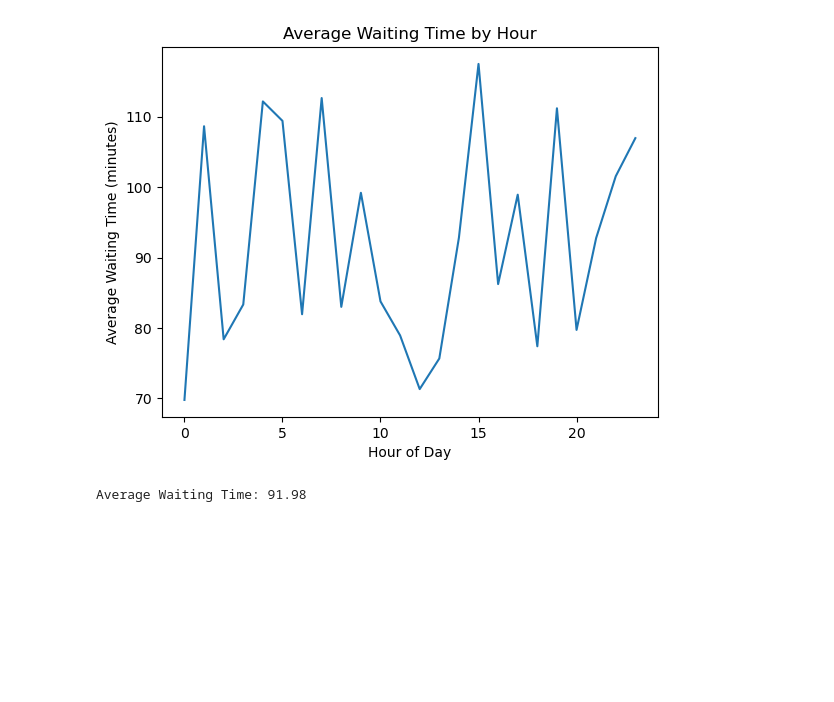
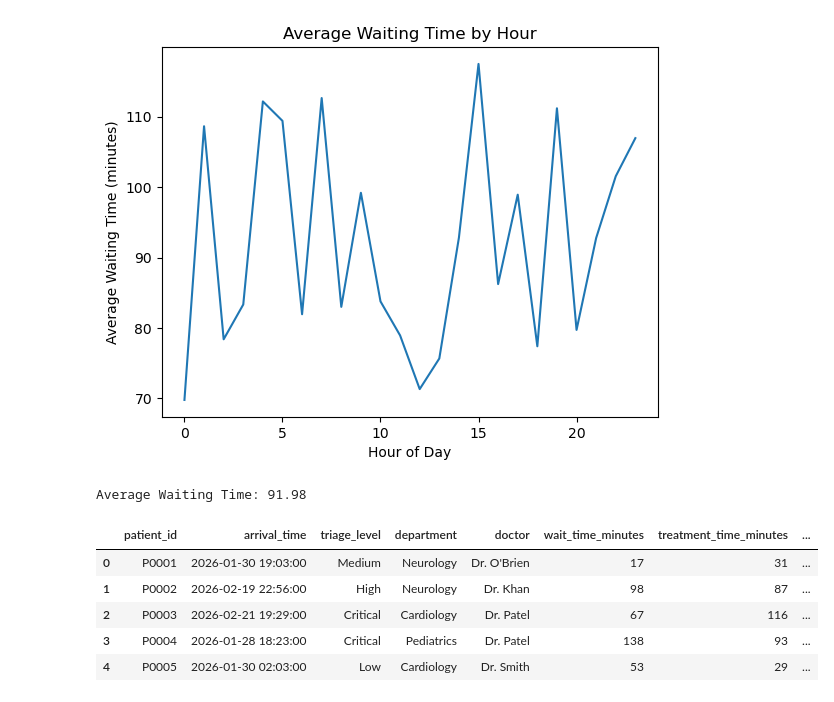
Before and after one commit to abhishekbabu-git/ed-flow-optimization-ai, a Jupyter notebook: patient_flow_analysis.ipynb, the cells around one changed output. Drawn from its saved outputs; the diff is of its cells as text; code cells hidden in the pictures; blank space fills up the shorter version.

```diff
--- a/patient_flow_analysis.ipynb
+++ b/patient_flow_analysis.ipynb
@@ -220,0 +245,23 @@ Average Waiting Time: 91.98
+# %%
+# Calculate average waiting time of all patients
+average_wait_time = df["wait_time_minutes"].mean()
+
+# Function to predict delay
+def predict_delay(wait_time):
+    if wait_time > average_wait_time:
+        return "Delay"
+    else:
+        return "No Delay"
+
+# Create a new column for delay prediction
+df["delay_prediction"] = df["wait_time_minutes"].apply(predict_delay)
+
+# Display first few rows
+df.head()
+# %% [output]
+|  | patient_id | arrival_time | triage_level | department | doctor | wait_time_minutes | treatment_time_minutes | ... |
+| 0 | P0001 | 2026-01-30 19:03:00 | Medium | Neurology | Dr. O'Brien | 17 | 31 | ... |
+| 1 | P0002 | 2026-02-19 22:56:00 | High | Neurology | Dr. Khan | 98 | 87 | ... |
+| 2 | P0003 | 2026-02-21 19:29:00 | Critical | Cardiology | Dr. Patel | 67 | 116 | ... |
+| 3 | P0004 | 2026-01-28 18:23:00 | Critical | Pediatrics | Dr. Patel | 138 | 93 | ... |
+| 4 | P0005 | 2026-01-30 02:03:00 | Low | Cardiology | Dr. Smith | 53 | 29 | ... |
```
Also changed, not shown: parts of 1 cell of this notebook.
